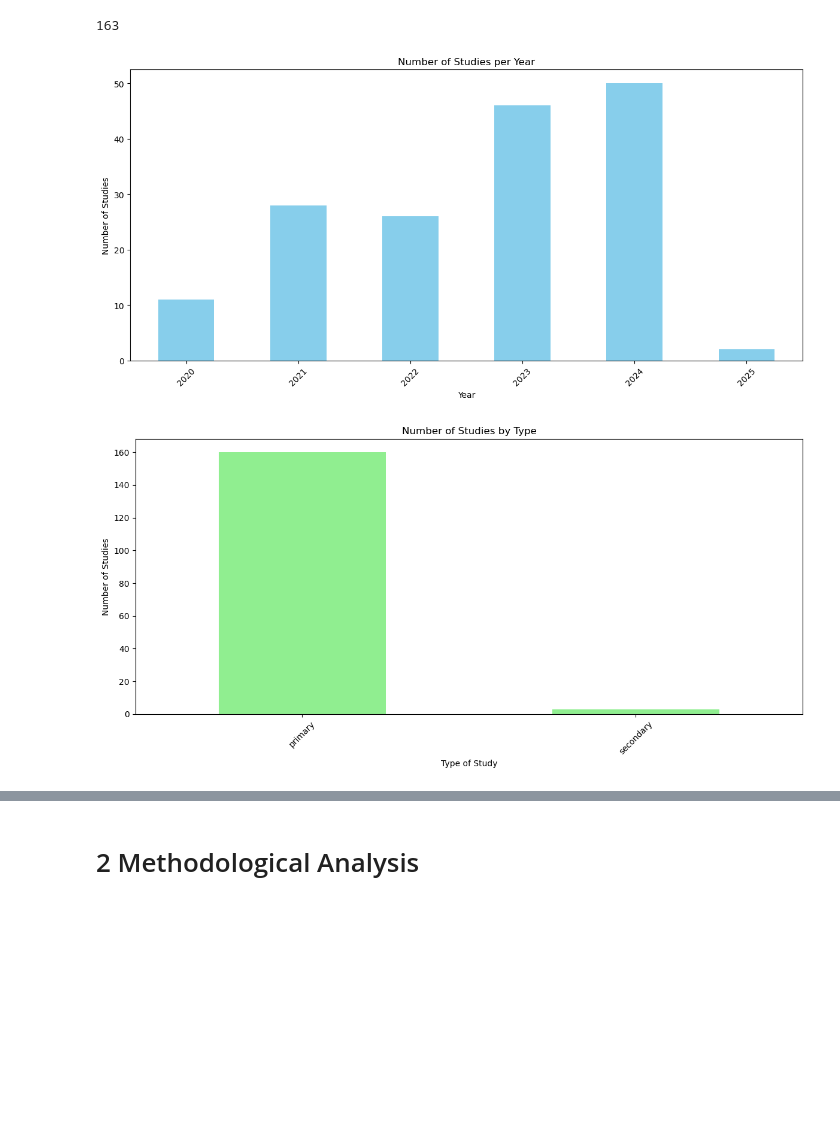
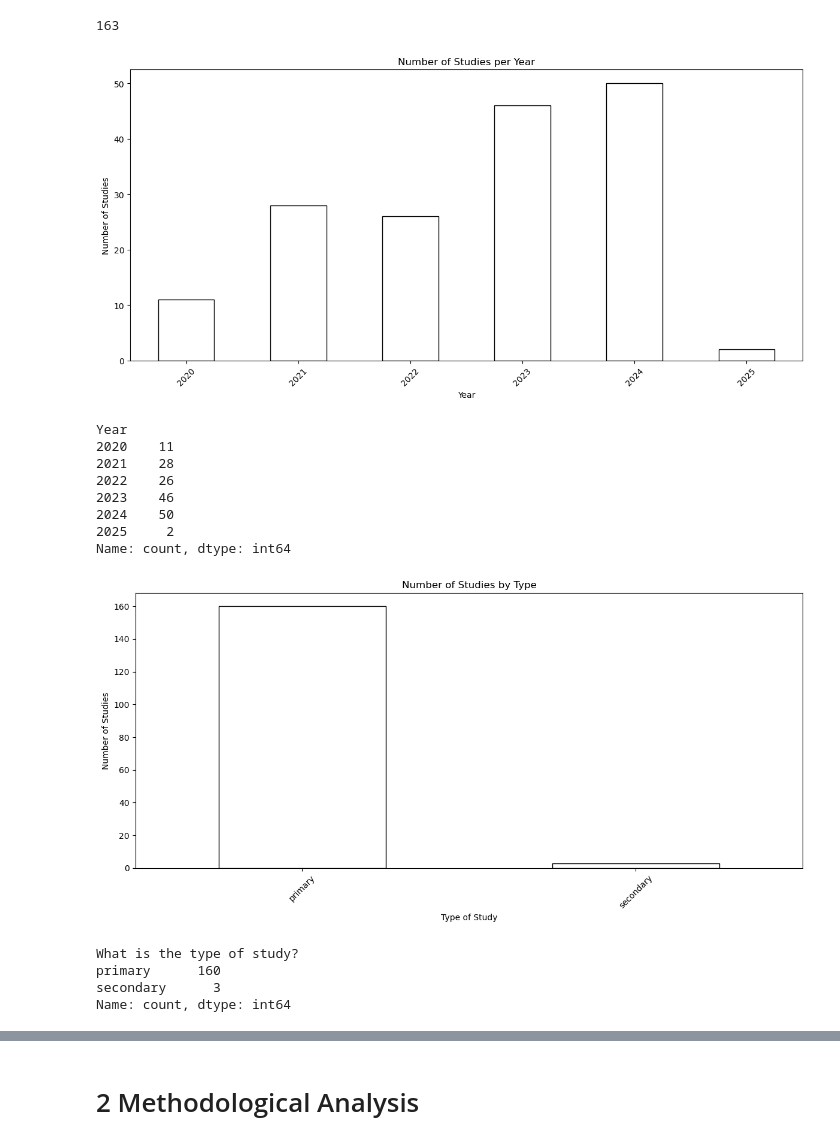
Before and after one commit to MSCA-DN-Digital-Finance/WP3_eXplainable_and_Fair_AI, a Jupyter notebook: IRP1/Code/systematic_literature_review/250602_analysis.ipynb, the cells around one changed output, grey strips where cells are left out. Cells and saved outputs as stored; diff of their text form; code cells hidden in the pictures; blank space fills up the shorter version.

```diff
--- a/IRP1/Code/systematic_literature_review/250602_analysis.ipynb
+++ b/IRP1/Code/systematic_literature_review/250602_analysis.ipynb
@@ -34,30 +34,46 @@ df.shape[0]
 # %%
 # plot number of studies per year
 plt.figure(figsize=(12, 6))
-df['Year'].value_counts().sort_index().plot(kind='bar', color='skyblue')
+df['Year'].value_counts().sort_index().plot(kind='bar', color='white', edgecolor='black')
 plt.title('Number of Studies per Year')
 plt.xlabel('Year')
 plt.ylabel('Number of Studies')
 plt.xticks(rotation=45)
 plt.tight_layout()
 plt.show()
+
+df['Year'].value_counts().sort_index()
 # %% [output]
-[figure, old version]
+[figure, new version]
+Year
+2020    11
+2021    28
+2022    26
+2023    46
+2024    50
+2025     2
+Name: count, dtype: int64
 # %%
 # make all values in the 'What is the type of study?' column lowercase
 df['What is the type of study?'] = df['What is the type of study?'].str.lower().replace('other: primary', 'primary')
 
 # plot by type of study
 plt.figure(figsize=(12, 6))
-df['What is the type of study?'].value_counts().plot(kind='bar', color='lightgreen')
+df['What is the type of study?'].value_counts().plot(kind='bar', color='white', edgecolor='black')
 plt.title('Number of Studies by Type')
 plt.xlabel('Type of Study')
 plt.ylabel('Number of Studies')
 plt.xticks(rotation=45)
 plt.tight_layout()
 plt.show()
+
+df['What is the type of study?'].value_counts()
 # %% [output]
-[figure, old version]
+[figure, new version]
+What is the type of study?
+primary      160
+secondary      3
+Name: count, dtype: int64
 # %%
 # Filter out crypto-related applications as they are global and not specific to a continent
 filtered_df = df[~df['Which finance application is tested?'].str.contains('crypto', case=False, na=False)]
```
Also changed, not shown: parts of 34 cells of this notebook, 1 other file.
